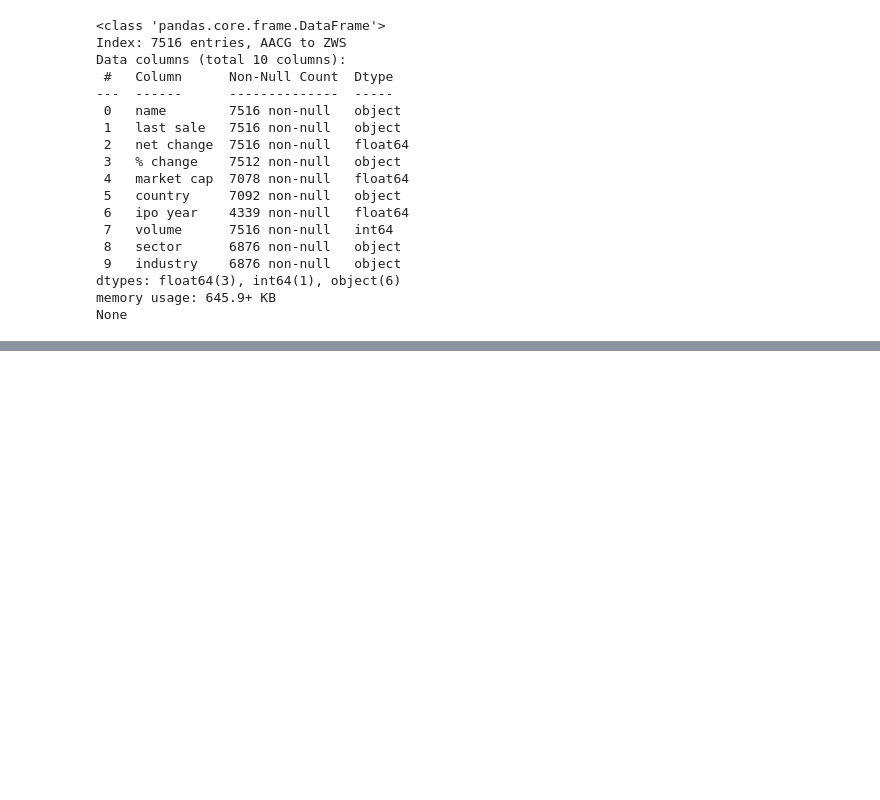
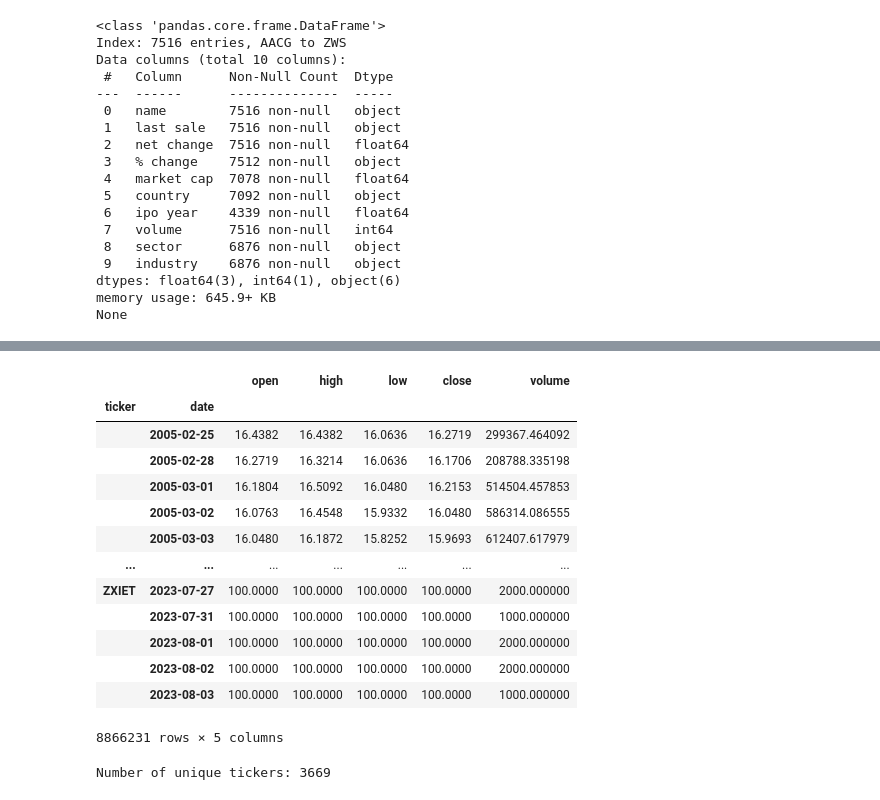
Before and after one commit to skhan61/QuantProject, a Jupyter notebook: create_dataset.ipynb, the cells around one changed output, grey strips where cells are left out. Cells and saved outputs as stored; diff of their text form; code cells hidden in the pictures; blank space fills up the shorter version.

```diff
--- a/create_dataset.ipynb
+++ b/create_dataset.ipynb
@@ -29,7 +28,7 @@ DATA_STORE = Path('/home/sayem/Desktop/Project/data/assets.h5')
 df = web.DataReader(name='SP500', data_source='fred', start=2009).squeeze().to_frame('close')
 print(df.info())
 with pd.HDFStore(DATA_STORE) as store:
-    store.put('sp500/fred', df)
+    store.put('sp500/fred_price', df)
 # %% [output]
 <class 'pandas.core.frame.DataFrame'>
 DatetimeIndex: 2610 entries, 2013-09-09 to 2023-09-08
@@ -84,7 +129,7 @@ df.columns = ['ticker', 'name', 'gics_sector', 'gics_sub_industry',
 df = df.set_index('ticker')
 # %%
 with pd.HDFStore(DATA_STORE) as store:
-    store.put('sp500/stocks', df)
+    store.put('sp500/stocks_name', df)
 # %% [markdown]
 ##### Metadata on US-traded companies
 # %%
@@ -163,0 +474,26 @@ None
+# %%
+with pd.HDFStore(DATA_STORE) as store:
+    keys = store.keys()
+    data_frames = {key: store[key] for key in keys}
+# %%
+data_frames['/stooq/us/nyse/stocks/prices']
+# %% [output]
+|  |  | open | high | low | close | volume |
+| ticker | date |  |  |  |  |  |
+|  | 2005-02-25 | 16.4382 | 16.4382 | 16.0636 | 16.2719 | 299367.464092 |
+|  | 2005-02-28 | 16.2719 | 16.3214 | 16.0636 | 16.1706 | 208788.335198 |
+|  | 2005-03-01 | 16.1804 | 16.5092 | 16.0480 | 16.2153 | 514504.457853 |
+|  | 2005-03-02 | 16.0763 | 16.4548 | 15.9332 | 16.0480 | 586314.086555 |
+|  | 2005-03-03 | 16.0480 | 16.1872 | 15.8252 | 15.9693 | 612407.617979 |
+| ... | ... | ... | ... | ... | ... | ... |
+| ZXIET | 2023-07-27 | 100.0000 | 100.0000 | 100.0000 | 100.0000 | 2000.000000 |
+|  | 2023-07-31 | 100.0000 | 100.0000 | 100.0000 | 100.0000 | 1000.000000 |
+|  | 2023-08-01 | 100.0000 | 100.0000 | 100.0000 | 100.0000 | 2000.000000 |
+|  | 2023-08-02 | 100.0000 | 100.0000 | 100.0000 | 100.0000 | 2000.000000 |
+|  | 2023-08-03 | 100.0000 | 100.0000 | 100.0000 | 100.0000 | 1000.000000 |
+8866231 rows × 5 columns
+# %%
+unique_tickers = data_frames['/stooq/us/nyse/stocks/prices'].index.get_level_values('ticker').nunique()
+print(f"Number of unique tickers: {unique_tickers}")
+# %% [output]
+Number of unique tickers: 3669
```
Also changed, not shown: parts of 12 cells of this notebook, 1 other file.
